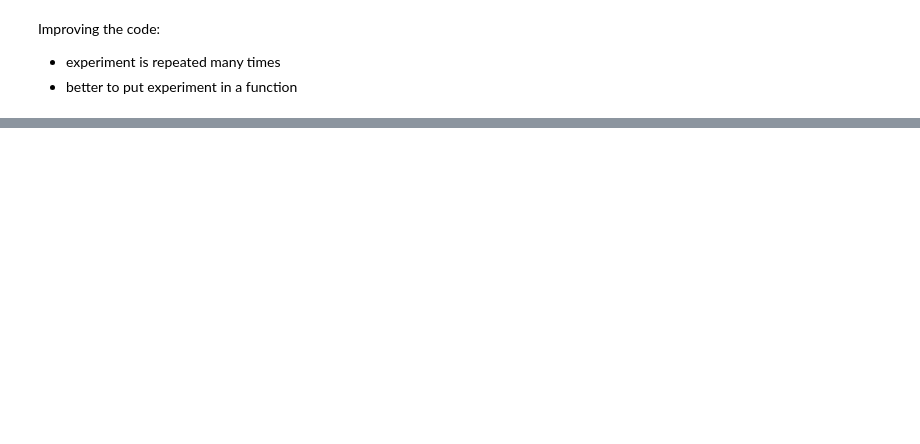
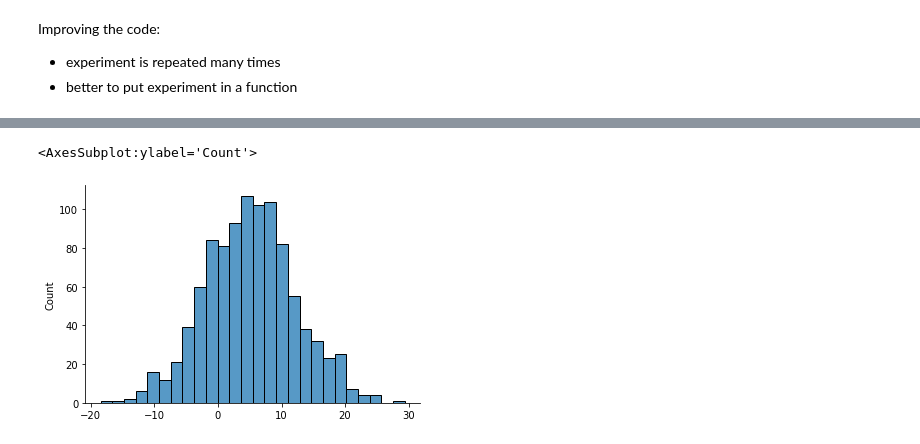
Before and after one commit to fredzett/Notebooks, a Jupyter notebook: Chapter_02_code.ipynb, the cells around one changed output, grey strips where cells are left out. Drawn from its saved outputs; the diff is of its cells as text; code cells hidden in the pictures; blank space fills up the shorter version.

```diff
--- a/Chapter_02_code.ipynb
+++ b/Chapter_02_code.ipynb
@@ -423,0 +489,5 @@ myhistplot(xbars, "My first plot")
+# %%
+sns.histplot(min_delta)
+# %% [output]
+<AxesSubplot:ylabel='Count'>
+[figure, added]
```
Also changed, not shown: parts of 24 cells of this notebook.
